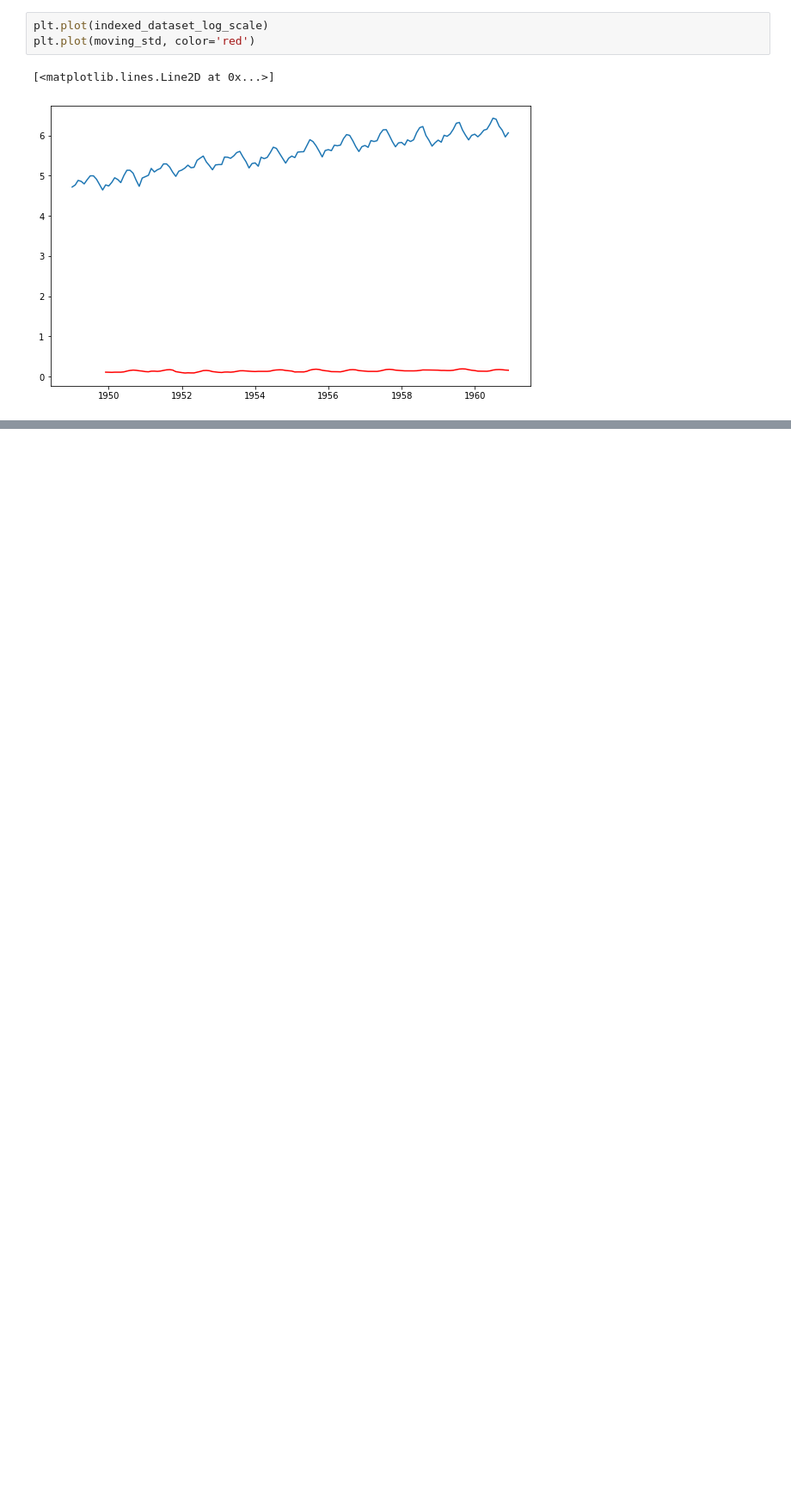
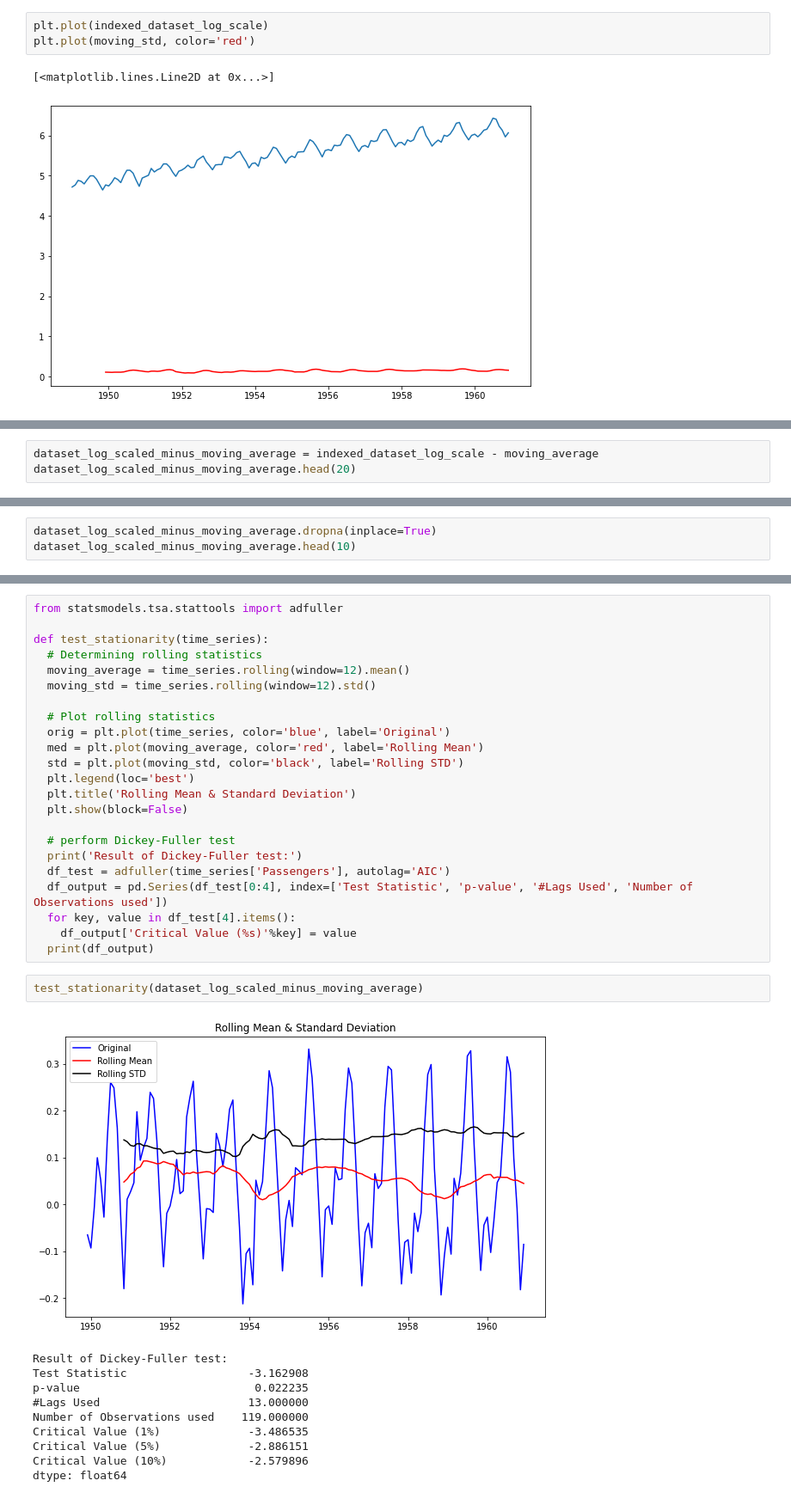
Before and after one commit to ThierrryScotto/Air-Passengers-Forecast, a Jupyter notebook: air_passengers_forecast.ipynb, the cells around one changed output, grey strips where cells are left out. Shown at 86% size. Drawn from its saved outputs; the diff is of its cells as text; blank space fills up the shorter version.

```diff
--- a/air_passengers_forecast.ipynb
+++ b/air_passengers_forecast.ipynb
@@ -144,0 +147,3 @@ plt.plot(moving_std, color='red')
+# %%
+dataset_log_scaled_minus_moving_average = indexed_dataset_log_scale - moving_average
+dataset_log_scaled_minus_moving_average.head(20)
@@ -144,0 +171,3 @@ plt.plot(moving_std, color='red')
+# %%
+dataset_log_scaled_minus_moving_average.dropna(inplace=True)
+dataset_log_scaled_minus_moving_average.head(10)
@@ -144,0 +187,36 @@ plt.plot(moving_std, color='red')
+# %%
+from statsmodels.tsa.stattools import adfuller
+
+def test_stationarity(time_series):
+  # Determining rolling statistics
+  moving_average = time_series.rolling(window=12).mean()
+  moving_std = time_series.rolling(window=12).std()
+
+  # Plot rolling statistics
+  orig = plt.plot(time_series, color='blue', label='Original')
+  med = plt.plot(moving_average, color='red', label='Rolling Mean')
+  std = plt.plot(moving_std, color='black', label='Rolling STD')
+  plt.legend(loc='best')
+  plt.title('Rolling Mean & Standard Deviation')
+  plt.show(block=False)
+
+  # perform Dickey-Fuller test
+  print('Result of Dickey-Fuller test:')
+  df_test = adfuller(time_series['Passengers'], autolag='AIC')
+  df_output = pd.Series(df_test[0:4], index=['Test Statistic', 'p-value', '#Lags Used', 'Number of Observations used'])
+  for key, value in df_test[4].items():
+    df_output['Critical Value (%s)'%key] = value
+  print(df_output)
+# %%
+test_stationarity(dataset_log_scaled_minus_moving_average)
+# %% [output]
+[figure, added]
+Result of Dickey-Fuller test:
+Test Statistic                  -3.162908
+p-value                          0.022235
+#Lags Used                      13.000000
+Number of Observations used    119.000000
+Critical Value (1%)             -3.486535
+Critical Value (5%)             -2.886151
+Critical Value (10%)            -2.579896
+dtype: float64
```
Also changed, not shown: parts of 8 cells of this notebook.
